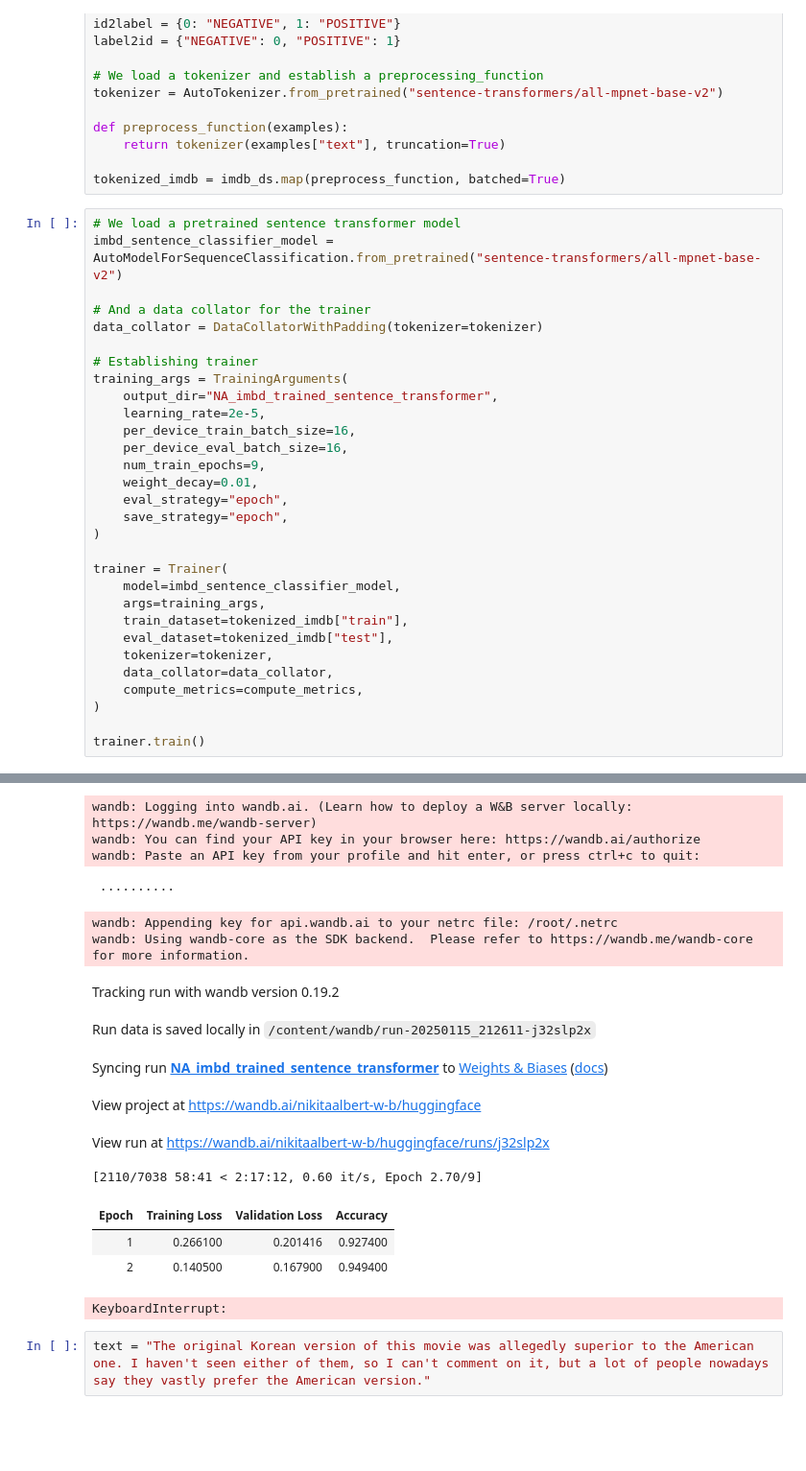
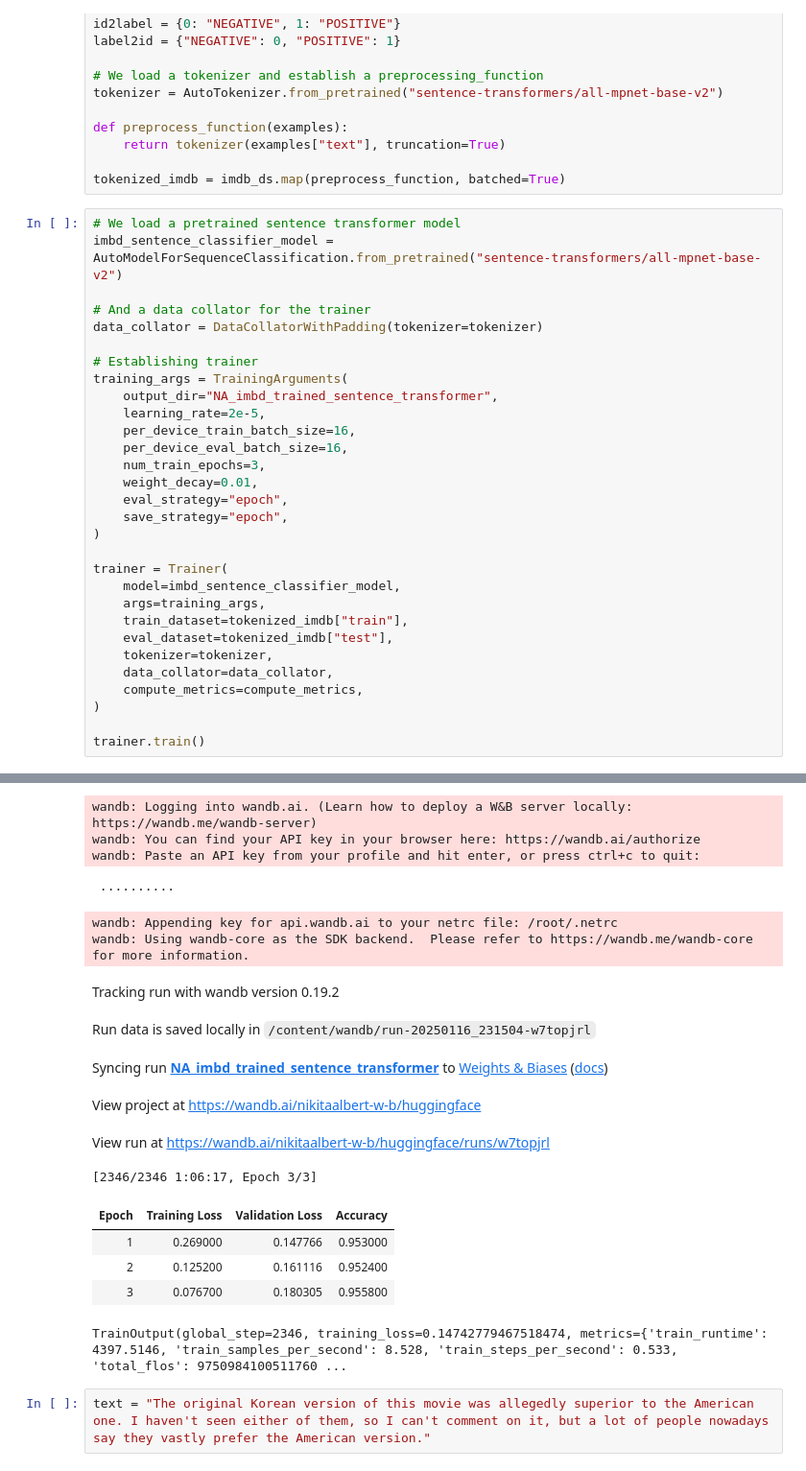
Before and after one commit to n-albert/Sentence-Transformer-Implementation, a Jupyter notebook: Sentence_Transformers,_Transformers_and_Multi_Task_Learning_Notebook.ipynb, the cells around one changed output, grey strips where cells are left out. Shown at 96% size. Cells and saved outputs as stored; diff of their text form; blank space fills up the shorter version.

```diff
--- a/Sentence_Transformers,_Transformers,_and_Multi_Task_Learning_Notebook.ipynb
+++ b/Sentence_Transformers,_Transformers_and_Multi_Task_Learning_Notebook.ipynb
@@ -233,44 +233,45 @@ training_args = TrainingArguments(
     learning_rate=2e-5,
     per_device_train_batch_size=16,
     per_device_eval_batch_size=16,
-    num_train_epochs=9,
+    num_train_epochs=3,
     weight_decay=0.01,
     eval_strategy="epoch",
     save_strategy="epoch",
 )
 
 trainer = Trainer(
     model=imbd_sentence_classifier_model,
     args=training_args,
     train_dataset=tokenized_imdb["train"],
     eval_dataset=tokenized_imdb["test"],
     tokenizer=tokenizer,
     data_collator=data_collator,
     compute_metrics=compute_metrics,
 )
 
 trainer.train()
 # %% [output]
 Some weights of MPNetForSequenceClassification were not initialized from the model checkpoint at sentence-transformers/all-mpnet-base-v2 and are newly initialized: ['classifier.dense.bias', 'classifie ...
 You should probably TRAIN this model on a down-stream task to be able to use it for predictions and inference.
 wandb: WARNING The `run_name` is currently set to the same value as `TrainingArguments.output_dir`. If this was not intended, please specify a different run name by setting the `TrainingArguments.run_ ...
 [interactive output not drawn]
 wandb: Logging into wandb.ai. (Learn how to deploy a W&B server locally: https://wandb.me/wandb-server)
 wandb: You can find your API key in your browser here: https://wandb.ai/authorize
 wandb: Paste an API key from your profile and hit enter, or press ctrl+c to quit:
  ··········
 wandb: Appending key for api.wandb.ai to your netrc file: /root/.netrc
 wandb: Using wandb-core as the SDK backend.  Please refer to https://wandb.me/wandb-core for more information.
 Tracking run with wandb version 0.19.2
-Run data is saved locally in /content/wandb/run-20250115_212611-j32slp2x
+Run data is saved locally in /content/wandb/run-20250116_231504-w7topjrl
 Syncing run NA_imbd_trained_sentence_transformer to Weights & Biases (docs)
 View project at https://wandb.ai/nikitaalbert-w-b/huggingface
-View run at https://wandb.ai/nikitaalbert-w-b/huggingface/runs/j32slp2x
+View run at https://wandb.ai/nikitaalbert-w-b/huggingface/runs/w7topjrl
-[2110/7038 58:41 < 2:17:12, 0.60 it/s, Epoch 2.70/9]
+[2346/2346 1:06:17, Epoch 3/3]
 | Epoch | Training Loss | Validation Loss | Accuracy |
-| 1 | 0.266100 | 0.201416 | 0.927400 |
-| 2 | 0.140500 | 0.167900 | 0.949400 |
+| 1 | 0.269000 | 0.147766 | 0.953000 |
+| 2 | 0.125200 | 0.161116 | 0.952400 |
+| 3 | 0.076700 | 0.180305 | 0.955800 |
-KeyboardInterrupt:
+TrainOutput(global_step=2346, training_loss=0.14742779467518474, metrics={'train_runtime': 4397.5146, 'train_samples_per_second': 8.528, 'train_steps_per_second': 0.533, 'total_flos': 9750984100511760 ...
 # %%
 text = "The original Korean version of this movie was allegedly superior to the American one. I haven't seen either of them, so I can't comment on it, but a lot of people nowadays say they vastly prefer the American version."
 # %%
```
Also changed, not shown: parts of 12 cells of this notebook.
